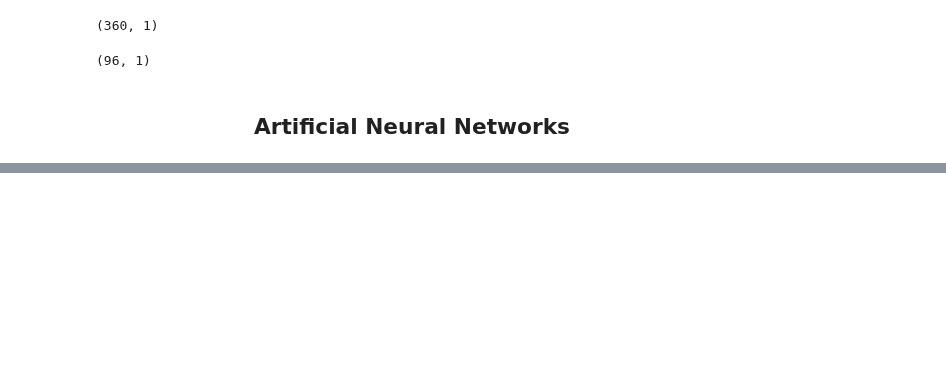
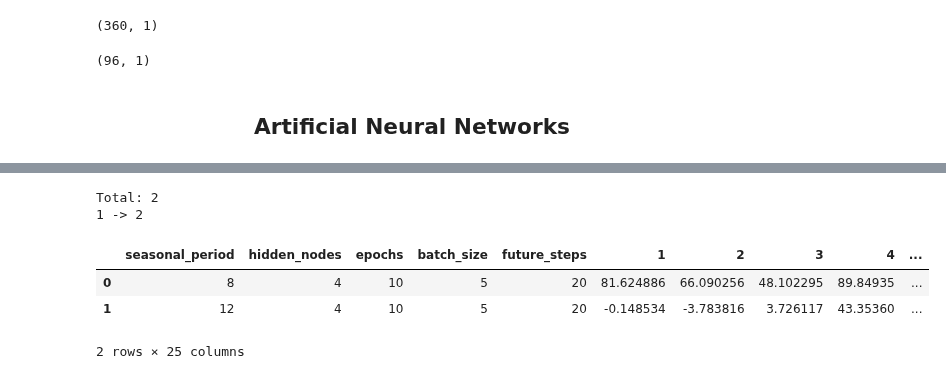
Before and after one commit to Abhishekmamidi123/Time-Series-Forecasting, a Jupyter notebook: Pune_precipitation_analyis_1972_to_2002/Artificial_Neural_Networks.ipynb, the cells around one changed output, grey strips where cells are left out. Drawn from its saved outputs; the diff is of its cells as text; code cells hidden in the pictures; blank space fills up the shorter version.

```diff
--- a/Pune_precipitation_analyis_1972_to_2002/Artificial_Neural_Networks.ipynb
+++ b/Pune_precipitation_analyis_1972_to_2002/Artificial_Neural_Networks.ipynb
@@ -293,0 +318,5 @@ Epoch 10/10
+# %%
+# time_lagged_points, hidden_nodes, output_nodes, epochs, batch_size, future_steps
+
+parameters = [[[1,2,3,7,12], [3,4,10]], [2], [1], [10], [5], [20]]
+get_accuracies_TLNN(rainfall_data, parameters)
@@ -293,0 +330,40 @@ Epoch 10/10
+# %%
+def get_accuracies_SANN(rainfall_data, parameters):
+    combination_of_params = get_combinations(parameters)
+    information_SANN = []
+    iterator = 0
+    print('Total: ' + str(len(combination_of_params)))
+
+    for param in combination_of_params:
+        if (iterator+1) != len(combination_of_params):
+            print(iterator+1, end=' -> ')
+        else:
+            print(iterator+1)
+        iterator = iterator+1
+
+        seasonal_period = param[0]
+        hidden_nodes = param[1]
+        epochs = param[2]
+        batch_size = param[3]
+        future_steps = param[4]
+
+        model_SANN, forecasted_values_SANN = SANN(rainfall_data, seasonal_period, hidden_nodes, epochs, batch_size, future_steps)
+        info = list(param) + forecasted_values_SANN
+        information_SANN.append(info)
+
+    information_SANN_df = pd.DataFrame(information_SANN)
+    indexes = [str(i) for i in list(range(1, future_steps+1))]
+    information_SANN_df.columns = ['seasonal_period', 'hidden_nodes', 'epochs', 'batch_size', 'future_steps'] + indexes
+    return information_SANN_df
+# %%
+# seasonal_period, hidden_nodes, epochs, batch_size, future_steps
+
+parameters = [[8, 12], [4], [10], [5], [20]]
+get_accuracies_SANN(rainfall_data, parameters)
+# %% [output]
+Total: 2
+1 -> 2
+|  | seasonal_period | hidden_nodes | epochs | batch_size | future_steps | 1 | 2 | 3 | 4 | ... |
+| 0 | 8 | 4 | 10 | 5 | 20 | 81.624886 | 66.090256 | 48.102295 | 89.84935 | ... |
+| 1 | 12 | 4 | 10 | 5 | 20 | -0.148534 | -3.783816 | 3.726117 | 43.35360 | ... |
+2 rows × 25 columns
```
Also changed, not shown: parts of 25 cells of this notebook.
